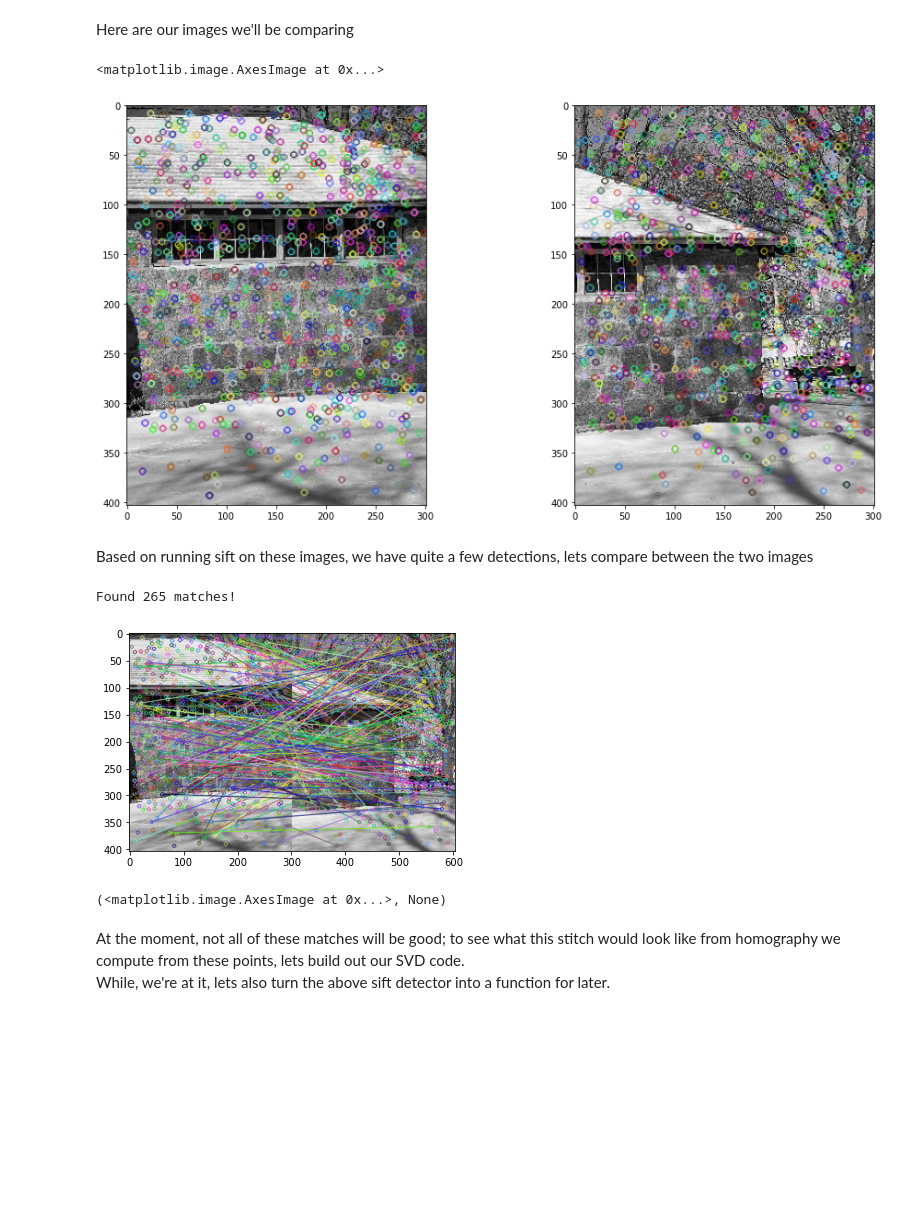
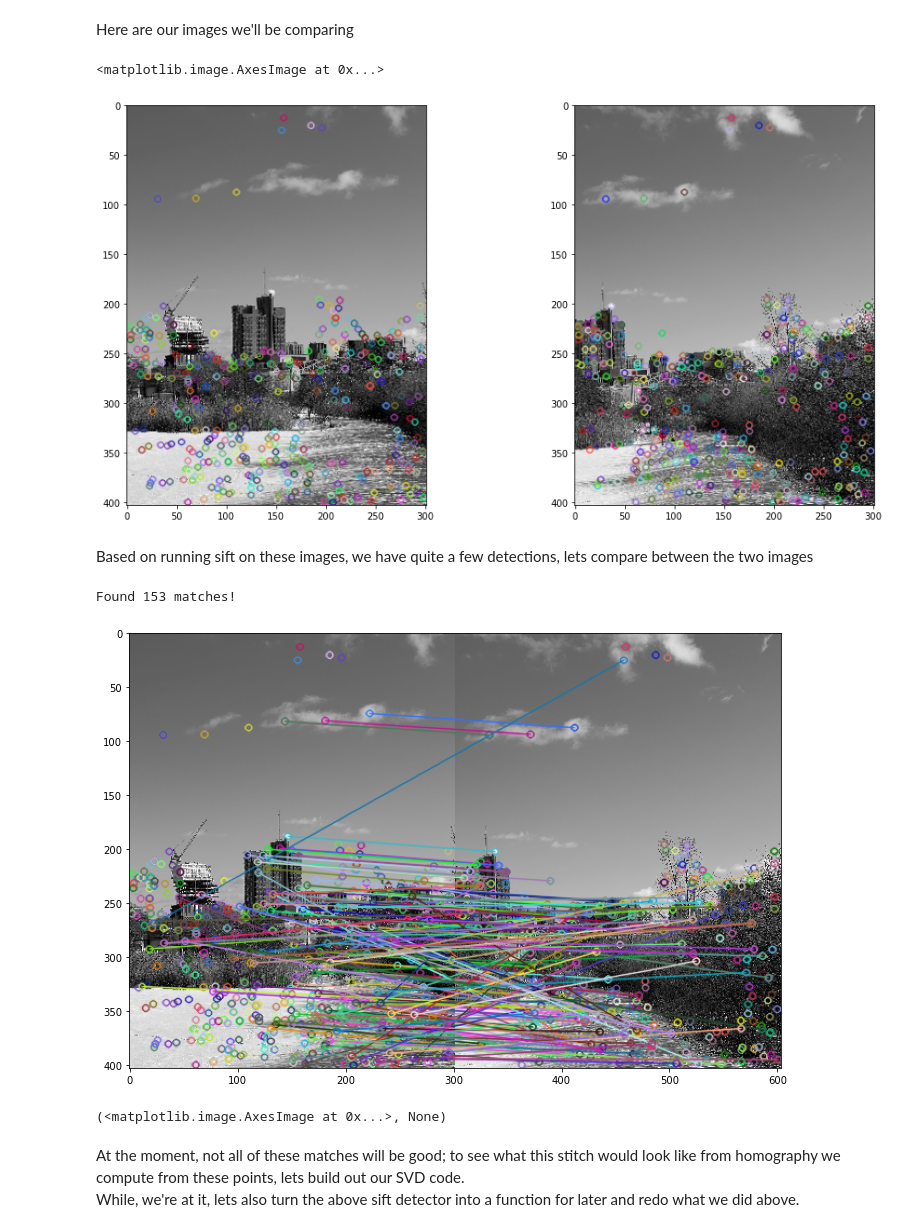
Before and after one commit to JGittles/EECE7150, a Jupyter notebook: HW2b/hw2b.ipynb, the cells around one changed output. Cells and saved outputs as stored; diff of their text form; code cells hidden in the pictures; blank space fills up the shorter version.

```diff
--- a/HW2b/hw2b.ipynb
+++ b/HW2b/hw2b.ipynb
@@ -15,7 +16,8 @@ import matplotlib.pyplot as plt
 # %% [markdown]
 First lets import the same images as before but at a lower resolution, This allow for better quality points without havbing to use a crazy huge amount.
 # %%
-image_paths=['1.jpg','2.jpg','3.jpg','4.jpg','5.jpg']
+# image_paths=['1.jpg','2.jpg','3.jpg','4.jpg','5.jpg']
+image_paths=['h1.jpg','h2.jpg','h3.jpg','h4.jpg','h5.jpg']
 images=[]
 for image in image_paths:
     img = cv2.imread(image)
@@ -42,7 +44,7 @@ gray1 = cv2.cvtColor(img1,cv2.COLOR_RGB2GRAY) # need to convert to grayscale for
 
 gray2 = cv2.cvtColor(img2,cv2.COLOR_RGB2GRAY) #
 
-sift = cv2.SIFT_create() #create our detector
+sift = cv2.SIFT_create(2000) #create our detector
 keypoints1, descriptors1 = sift.detectAndCompute(img1,None) # detect keypoints and compute descriptors
 keypoints2, descriptors2 = sift.detectAndCompute(img2,None)
 
@@ -54,21 +56,22 @@ ax[0].imshow(img2)
 ax[1].imshow(img1)
 # %% [output]
 <matplotlib.image.AxesImage at 0x...>
-[figure, old version]
+[figure, new version]
 # %% [markdown]
 Based on running sift on these images, we have quite a few detections, lets compare between the two images
 # %%
-bf = cv2.BFMatcher(cv2.NORM_L1, crossCheck=True)
+bf = cv2.BFMatcher(cv2.NORM_L2, crossCheck=True)
 
 matches = bf.match(descriptors2,descriptors1)
 matches = sorted(matches, key = lambda x:x.distance)
 print("Found "+str(len(matches))+" matches!")
 img3 = cv2.drawMatches(img2, keypoints2, img1, keypoints1, matches[:], img1, flags=2)
+plt.figure(figsize=(16,8))
 plt.imshow(img3),plt.show()
 # %% [output]
-Found 265 matches!
+Found 153 matches!
-[figure, old version]
+[figure, new version]
 (<matplotlib.image.AxesImage at 0x...>, None)
 # %% [markdown]
 At the moment, not all of these matches will be good; to see what this stitch would look like from homography we compute from these points, lets build out our SVD code. \
-While, we're at it, lets also turn the above sift detector into a function for later.
+While, we're at it, lets also turn the above sift detector into a function for later and redo what we did above.
```
Also changed, not shown: parts of 10 cells of this notebook, 8 other files.
